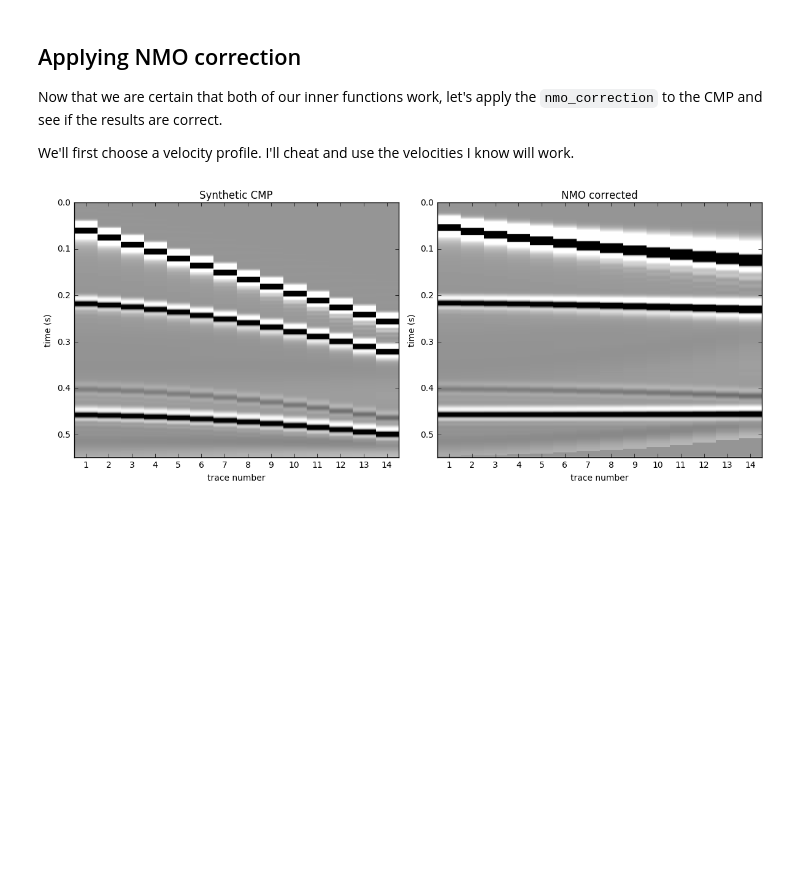
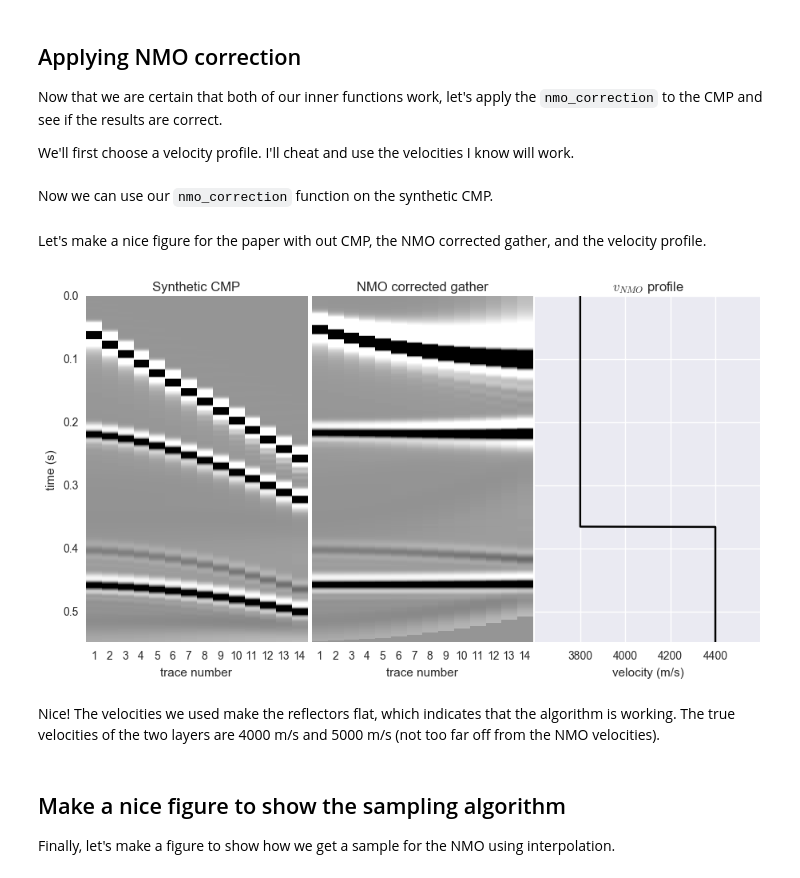
Before and after one commit to pinga-lab/nmo-tutorial, a Jupyter notebook: step-by-step-nmo.ipynb, the cells around one changed output. Cells and saved outputs as stored; diff of their text form; code cells hidden in the pictures; blank space fills up the shorter version.

Commit message:
Finish notebook and tweak figure colors a bit

```diff
--- a/step-by-step-nmo.ipynb
+++ b/step-by-step-nmo.ipynb
@@ -33,3 +35,5 @@ import matplotlib.pyplot as plt         # For making plots
+# %%
+plt.style.use(['seaborn-dark', 'seaborn-colorblind', 'seaborn-notebook'])
 # %% [markdown]
 ## Loading a synthetic CMP
 
@@ -255,34 +267,56 @@ Now that we are certain that both of our inner functions work, let's apply the `
 
 We'll first choose a velocity profile. I'll cheat and use the velocities I know will work.
 # %%
-v_nmo = np.zeros(nsamples) + 4000
+v_nmo = np.zeros(nsamples) + 3800
 v_nmo[2*nsamples//3:] = 4400
+# %% [markdown]
+Now we can use our `nmo_correction` function on the synthetic CMP.
 # %%
 nmo = nmo_correction(cmp, dt, offsets, v_nmo)
+# %% [markdown]
+Let's make a nice figure for the paper with out CMP, the NMO corrected gather, and the velocity profile.
 # %%
-fig = plt.figure(figsize=(12, 5))
-ax = plt.subplot(121)
+fig = plt.figure(figsize=(9, 5))
+
+ax = plt.subplot(131)
 ax.set_title('Synthetic CMP')
 ax.set_xlabel('trace number')
 ax.set_ylabel('time (s)')
 cutoff = 0.1
+aspect = 40
 ax.imshow(cmp, extent=[0.5, noffsets + 0.5, dt*nsamples, 0],
-          aspect=20, cmap='Greys', vmin=-cutoff, vmax=cutoff,
+          aspect=aspect, cmap='Greys', vmin=-cutoff, vmax=cutoff,
           interpolation='nearest')
 trace_numbers = list(range(1, noffsets + 1))
 ax.set_xticks(trace_numbers)
 
-ax = plt.subplot(122)
-ax.set_title('NMO corrected')
+ax = plt.subplot(132)
+ax.set_title('NMO corrected gather')
 ax.set_xlabel('trace number')
-ax.set_ylabel('time (s)')
-cutoff = 0.1
 ax.imshow(nmo, extent=[0.5, noffsets + 0.5, dt*nsamples, 0],
-          aspect=20, cmap='Greys', vmin=-cutoff, vmax=cutoff,
+          aspect=aspect, cmap='Greys', vmin=-cutoff, vmax=cutoff,
           interpolation='nearest')
 trace_numbers = list(range(1, noffsets + 1))
 ax.set_xticks(trace_numbers)
+ax.set_yticklabels([])
 
-fig.tight_layout()
+ax = plt.subplot(133)
+ax.set_title(r'$v_{NMO}$ profile')
+ax.plot(v_nmo, np.arange(nsamples)*dt, '-k')
+ax.set_xlabel('velocity (m/s)')
+ax.set_xlim(3600, 4600)
+ax.set_ylim(nsamples*dt, 0)
+ax.grid()
+ax.set_yticklabels([])
+ax.set_xticks(ax.get_xticks()[1:-1])
+
+plt.tight_layout(pad=0.1, w_pad=0)
+plt.savefig('figures/nmo-application/nmo-application.png', dpi=1200)
 # %% [output]
-[figure, old version]
+[figure, new version]
+# %% [markdown]
+Nice! The velocities we used make the reflectors flat, which indicates that the algorithm is working. The true velocities of the two layers are 4000 m/s and 5000 m/s (not too far off from the NMO velocities).
+# %% [markdown]
+## Make a nice figure to show the sampling algorithm
+
+Finally, let's make a figure to show how we get a sample for the NMO using interpolation.
```
Also changed, not shown: parts of 10 cells of this notebook, 2 other files.
